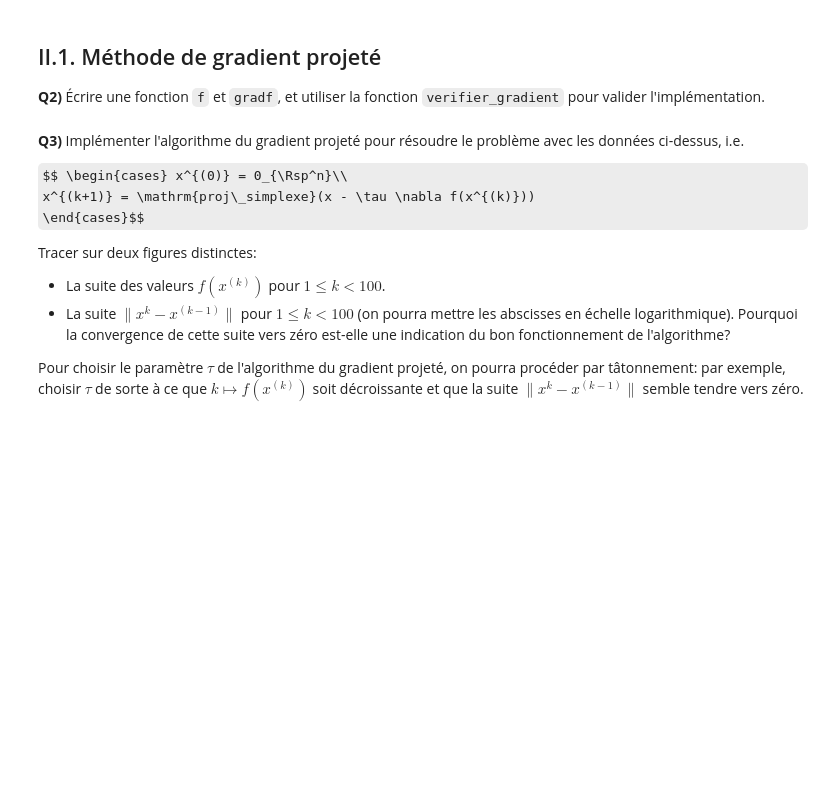
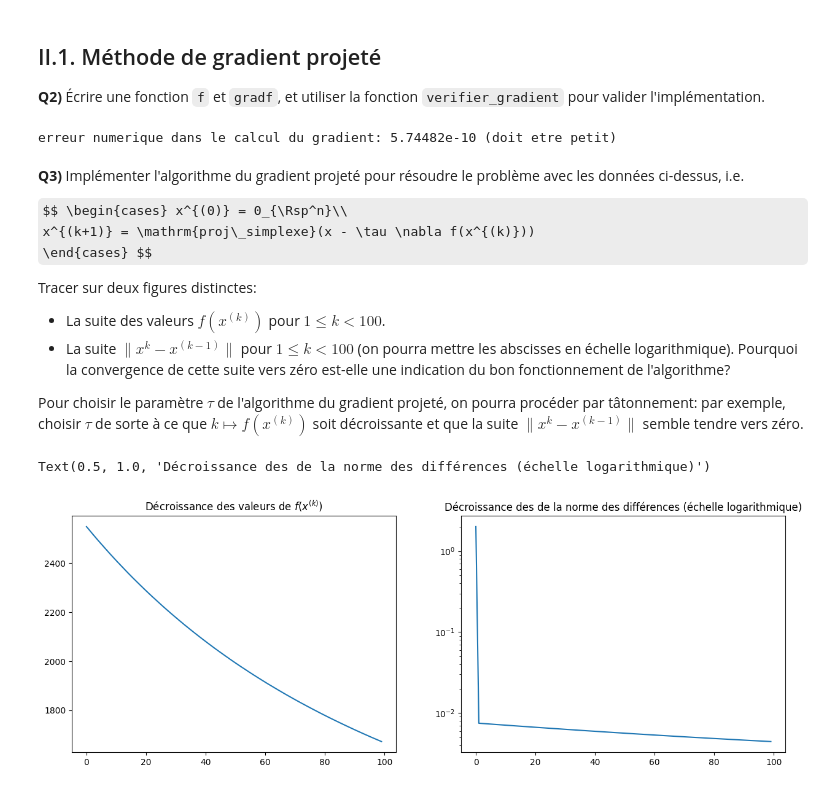
Before and after one commit to aboissie/Algorithms-for-Optimization-, a Jupyter notebook: TP3/tp3bis-sujet.ipynb, the cells around one changed output. Cells and saved outputs as stored; diff of their text form; code cells hidden in the pictures; some formulas as TeX source; blank space fills up the shorter version.

```diff
--- a/TP3/tp3bis-sujet.ipynb
+++ b/TP3/tp3bis-sujet.ipynb
@@ -110,9 +121,19 @@ verifier_gradient(f,gradf,np.random.rand(len(r)))
+# %%
+def f(x):
+    return 1/2 * x.dot(Q.dot(x)) + 1/(2 * eta) * (r.dot(x) - r0)**2
+
+def gradf(x):
+    return Q.dot(x) + 1/eta * (r.dot(x) - r0) * r
+
+verifier_gradient(f,gradf,np.random.rand(len(r)))
+# %% [output]
+erreur numerique dans le calcul du gradient: 5.74482e-10 (doit etre petit)
 # %% [markdown]
 **Q3)** Implémenter l'algorithme du gradient projeté pour résoudre le problème avec les données ci-dessus, i.e.
 
 $$ \begin{cases} x^{(0)} = 0_{\Rsp^n}\\
 x^{(k+1)} = \mathrm{proj\_simplexe}(x - \tau \nabla f(x^{(k)}))
-\end{cases}$$
+\end{cases} $$
 
 Tracer sur deux figures distinctes:
 - La suite des valeurs $f(x^{(k)})$ pour $1\leq k<100$.
@@ -124,3 +143,37 @@ Pour choisir le paramètre $\tau$ de l'algorithme du gradient projeté, on pourr
+# %%
+N = len(r)
+
+def gradproj(x0 = np.zeros(N), tau = 0.5, maxiter = 100):
+    x = x0
+
+    Fx = []
+    Normx = []
+
+    for _ in range(maxiter):
+        tmp = x
+        x = proj_simplexe(x - tau * gradf(x))
+
+        Fx.append(f(x))
+        Normx.append(np.linalg.norm(x - tmp))
+
+    return Fx, Normx
+
+eig = np.linalg.eigvalsh(Q)
+tauStar = np.min(eig) / np.max(eig)**2
+Fx, Normx = gradproj(tau = tauStar)
+# %%
+plt.figure(figsize = (15, 5))
+
+plt.subplot(1, 2, 1)
+plt.plot(Fx)
+plt.title(r"Décroissance des valeurs de $f(x^{(k)})$")
+
+plt.subplot(1, 2, 2)
+plt.semilogy(Normx)
+plt.title(r"Décroissance des de la norme des différences (échelle logarithmique)")
+# %% [output]
+Text(0.5, 1.0, 'Décroissance des de la norme des différences (échelle logarithmique)')
+[figure, added]
 # %% [markdown]
 ## II.2. Méthode de pénalisation
 
```
Also changed, not shown: parts of 13 cells of this notebook, 6 other files.
